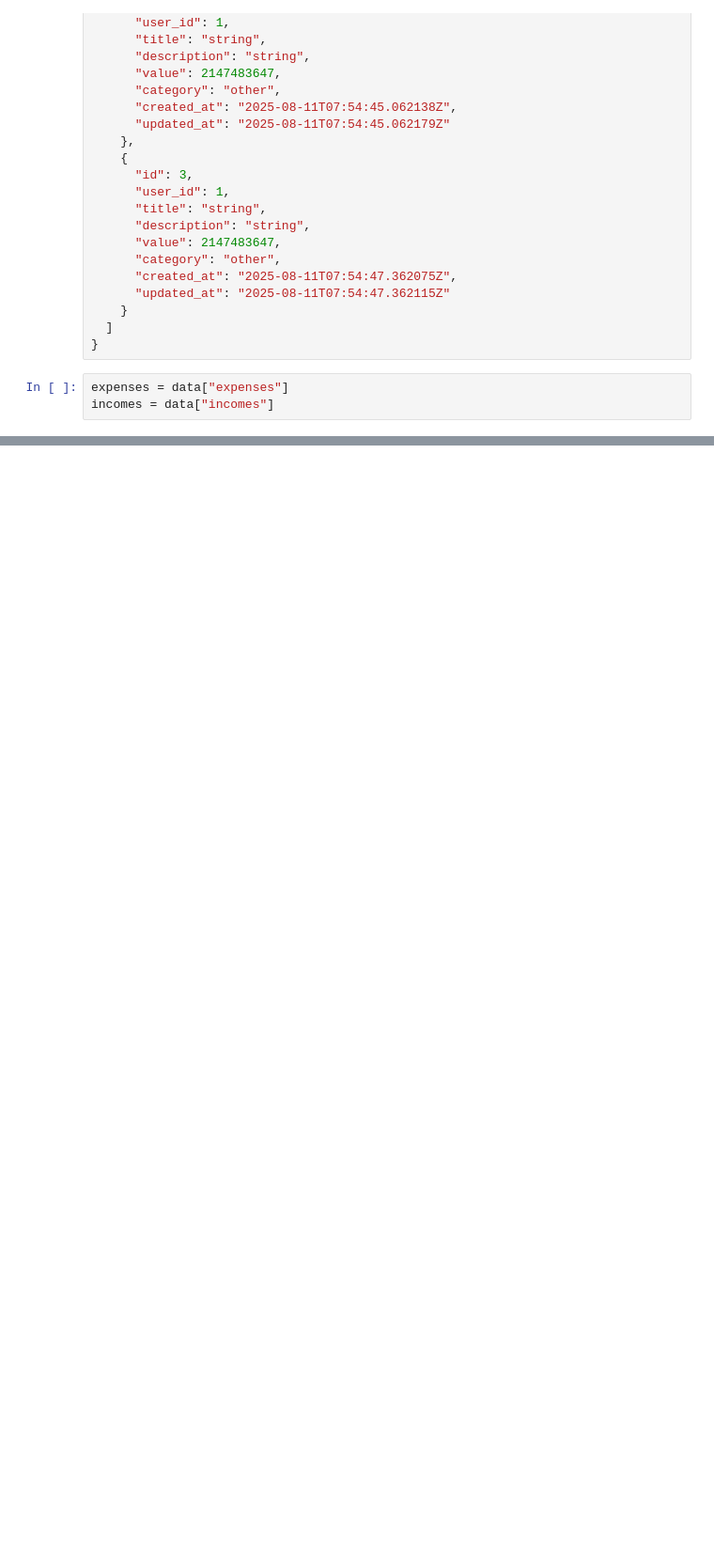
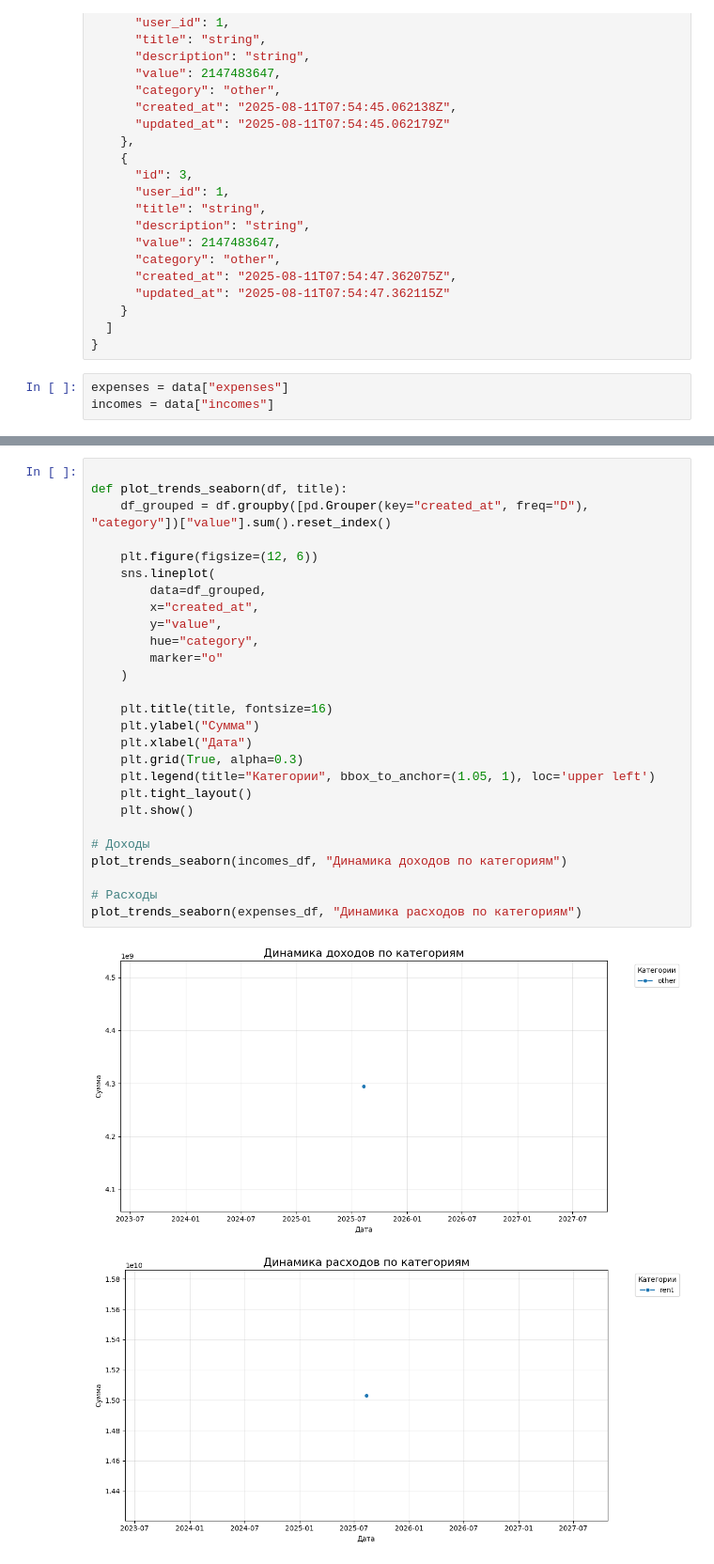
Before and after one commit to Segun228/spends_tracker_backend, a Jupyter notebook: backend/analytics/pipe.ipynb, the cells around one changed output, grey strips where cells are left out. Shown at 94% size. Cells and saved outputs as stored; diff of their text form; blank space fills up the shorter version.

```diff
--- a/backend/analytics/pipe.ipynb
+++ b/backend/analytics/pipe.ipynb
@@ -141,0 +209,30 @@ SyntaxError: invalid syntax (1966900666.py, line 2)
+# %%
+
+def plot_trends_seaborn(df, title):
+    df_grouped = df.groupby([pd.Grouper(key="created_at", freq="D"), "category"])["value"].sum().reset_index()
+
+    plt.figure(figsize=(12, 6))
+    sns.lineplot(
+        data=df_grouped,
+        x="created_at",
+        y="value",
+        hue="category",
+        marker="o"
+    )
+
+    plt.title(title, fontsize=16)
+    plt.ylabel("Сумма")
+    plt.xlabel("Дата")
+    plt.grid(True, alpha=0.3)
+    plt.legend(title="Категории", bbox_to_anchor=(1.05, 1), loc='upper left')
+    plt.tight_layout()
+    plt.show()
+
+# Доходы
+plot_trends_seaborn(incomes_df, "Динамика доходов по категориям")
+
+# Расходы
+plot_trends_seaborn(expenses_df, "Динамика расходов по категориям")
+# %% [output]
+[figure, added]
+[figure, added]
```
Also changed, not shown: parts of 7 cells of this notebook, 3 other files.
